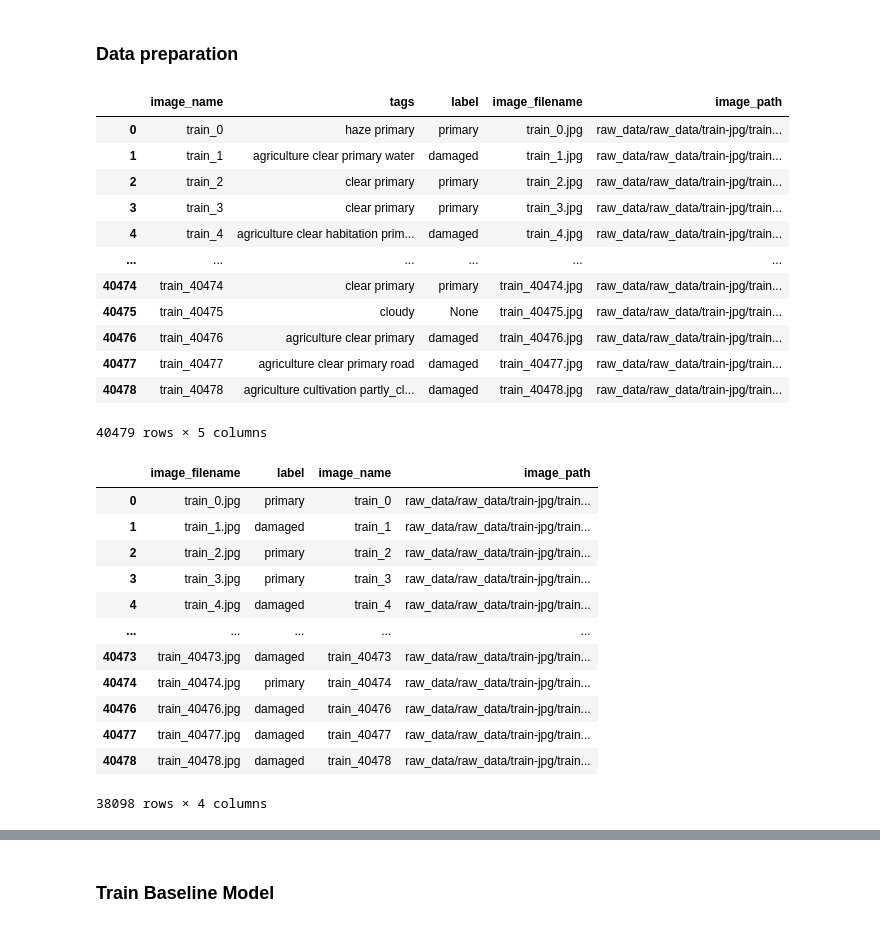
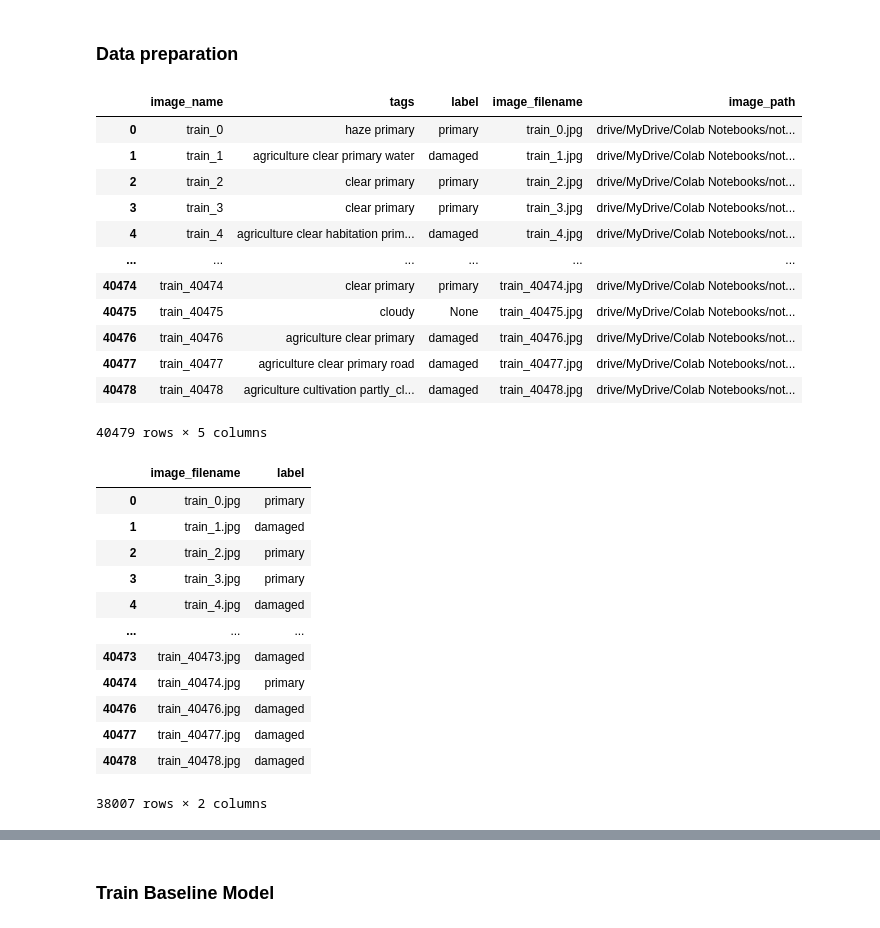
Before and after one commit to ereztep/deforestation, a Jupyter notebook: deforestation-notebook.ipynb, the cells around one changed output, grey strips where cells are left out. Saved outputs shown, nothing was run; the diff lists cells and outputs as text; code cells hidden in the pictures.

```diff
--- a/deforestation-notebook.ipynb
+++ b/deforestation-notebook.ipynb
@@ -35,8 +33,8 @@ batch_size = 128  #expirement variable
 ## Data
 # %%
 #Load and inspect data
-#df = pd.read_csv('data/labels.csv')
-#df
+df = pd.read_csv('drive/MyDrive/Colab Notebooks/notebooks_deforestation/data/labels.csv')
+df
 # %% [output]
 |  | image_name | tags |
 | 0 | train_0 | haze primary |
@@ -107,42 +119,42 @@ plt.bar(tags, freq)
 # %%
-# #Clean the original tags column and create a clean df. multiple path to expirement with flow_from_df
+#Clean the original tags column and create a clean df. multiple path to expirement with flow_from_df
 
-# df['label'] = df['tags'].map(clean_row)
-# df['image_filename'] = df['image_name'].map(lambda x: f'{x}.jpg')
-# df['image_path'] = df['image_name'].map(lambda x: f'{image_train_path}/{x}.jpg')
-# df
+df['label'] = df['tags'].map(clean_row)
+df['image_filename'] = df['image_name'].map(lambda x: f'{x}.jpg')
+df['image_path'] = df['image_name'].map(lambda x: f'{image_train_path}/{x}.jpg')
+df
 # %% [output]
 |  | image_name | tags | label | image_filename | image_path |
-| 0 | train_0 | haze primary | primary | train_0.jpg | raw_data/raw_data/train-jpg/train... |
-| 1 | train_1 | agriculture clear primary water | damaged | train_1.jpg | raw_data/raw_data/train-jpg/train... |
-| 2 | train_2 | clear primary | primary | train_2.jpg | raw_data/raw_data/train-jpg/train... |
-| 3 | train_3 | clear primary | primary | train_3.jpg | raw_data/raw_data/train-jpg/train... |
-| 4 | train_4 | agriculture clear habitation prim... | damaged | train_4.jpg | raw_data/raw_data/train-jpg/train... |
+| 0 | train_0 | haze primary | primary | train_0.jpg | drive/MyDrive/Colab Notebooks/not... |
+| 1 | train_1 | agriculture clear primary water | damaged | train_1.jpg | drive/MyDrive/Colab Notebooks/not... |
+| 2 | train_2 | clear primary | primary | train_2.jpg | drive/MyDrive/Colab Notebooks/not... |
+| 3 | train_3 | clear primary | primary | train_3.jpg | drive/MyDrive/Colab Notebooks/not... |
+| 4 | train_4 | agriculture clear habitation prim... | damaged | train_4.jpg | drive/MyDrive/Colab Notebooks/not... |
 | ... | ... | ... | ... | ... | ... |
-| 40474 | train_40474 | clear primary | primary | train_40474.jpg | raw_data/raw_data/train-jpg/train... |
-| 40475 | train_40475 | cloudy | None | train_40475.jpg | raw_data/raw_data/train-jpg/train... |
-| 40476 | train_40476 | agriculture clear primary | damaged | train_40476.jpg | raw_data/raw_data/train-jpg/train... |
-| 40477 | train_40477 | agriculture clear primary road | damaged | train_40477.jpg | raw_data/raw_data/train-jpg/train... |
-| 40478 | train_40478 | agriculture cultivation partly_cl... | damaged | train_40478.jpg | raw_data/raw_data/train-jpg/train... |
+| 40474 | train_40474 | clear primary | primary | train_40474.jpg | drive/MyDrive/Colab Notebooks/not... |
+| 40475 | train_40475 | cloudy | None | train_40475.jpg | drive/MyDrive/Colab Notebooks/not... |
+| 40476 | train_40476 | agriculture clear primary | damaged | train_40476.jpg | drive/MyDrive/Colab Notebooks/not... |
+| 40477 | train_40477 | agriculture clear primary road | damaged | train_40477.jpg | drive/MyDrive/Colab Notebooks/not... |
+| 40478 | train_40478 | agriculture cultivation partly_cl... | damaged | train_40478.jpg | drive/MyDrive/Colab Notebooks/not... |
 40479 rows × 5 columns
 # %%
-# df_clean = df[['image_filename', 'label', 'image_name', 'image_path']].dropna()
-# df_clean
-# #WE might need to change that later on and un-drop the clouds columns, and only drop or ignore them in training.
+df_clean = df[['image_filename', 'label']].dropna()
+df_clean
+#WE might need to change that later on and un-drop the clouds columns, and only drop or ignore them in training.
 # %% [output]
-|  | image_filename | label | image_name | image_path |
-| 0 | train_0.jpg | primary | train_0 | raw_data/raw_data/train-jpg/train... |
-| 1 | train_1.jpg | damaged | train_1 | raw_data/raw_data/train-jpg/train... |
-| 2 | train_2.jpg | primary | train_2 | raw_data/raw_data/train-jpg/train... |
-| 3 | train_3.jpg | primary | train_3 | raw_data/raw_data/train-jpg/train... |
-| 4 | train_4.jpg | damaged | train_4 | raw_data/raw_data/train-jpg/train... |
-| ... | ... | ... | ... | ... |
-| 40473 | train_40473.jpg | damaged | train_40473 | raw_data/raw_data/train-jpg/train... |
-| 40474 | train_40474.jpg | primary | train_40474 | raw_data/raw_data/train-jpg/train... |
-| 40476 | train_40476.jpg | damaged | train_40476 | raw_data/raw_data/train-jpg/train... |
-| 40477 | train_40477.jpg | damaged | train_40477 | raw_data/raw_data/train-jpg/train... |
-| 40478 | train_40478.jpg | damaged | train_40478 | raw_data/raw_data/train-jpg/train... |
+|  | image_filename | label |
+| 0 | train_0.jpg | primary |
+| 1 | train_1.jpg | damaged |
+| 2 | train_2.jpg | primary |
+| 3 | train_3.jpg | primary |
+| 4 | train_4.jpg | damaged |
+| ... | ... | ... |
+| 40473 | train_40473.jpg | damaged |
+| 40474 | train_40474.jpg | primary |
+| 40476 | train_40476.jpg | damaged |
+| 40477 | train_40477.jpg | damaged |
+| 40478 | train_40478.jpg | damaged |
-38098 rows × 4 columns
+38007 rows × 2 columns
 # %%
 # #save for later use
 # df_clean.to_csv('raw_data/train_clean_labels.csv', index = False)
```
Also changed, not shown: parts of 12 cells of this notebook.
